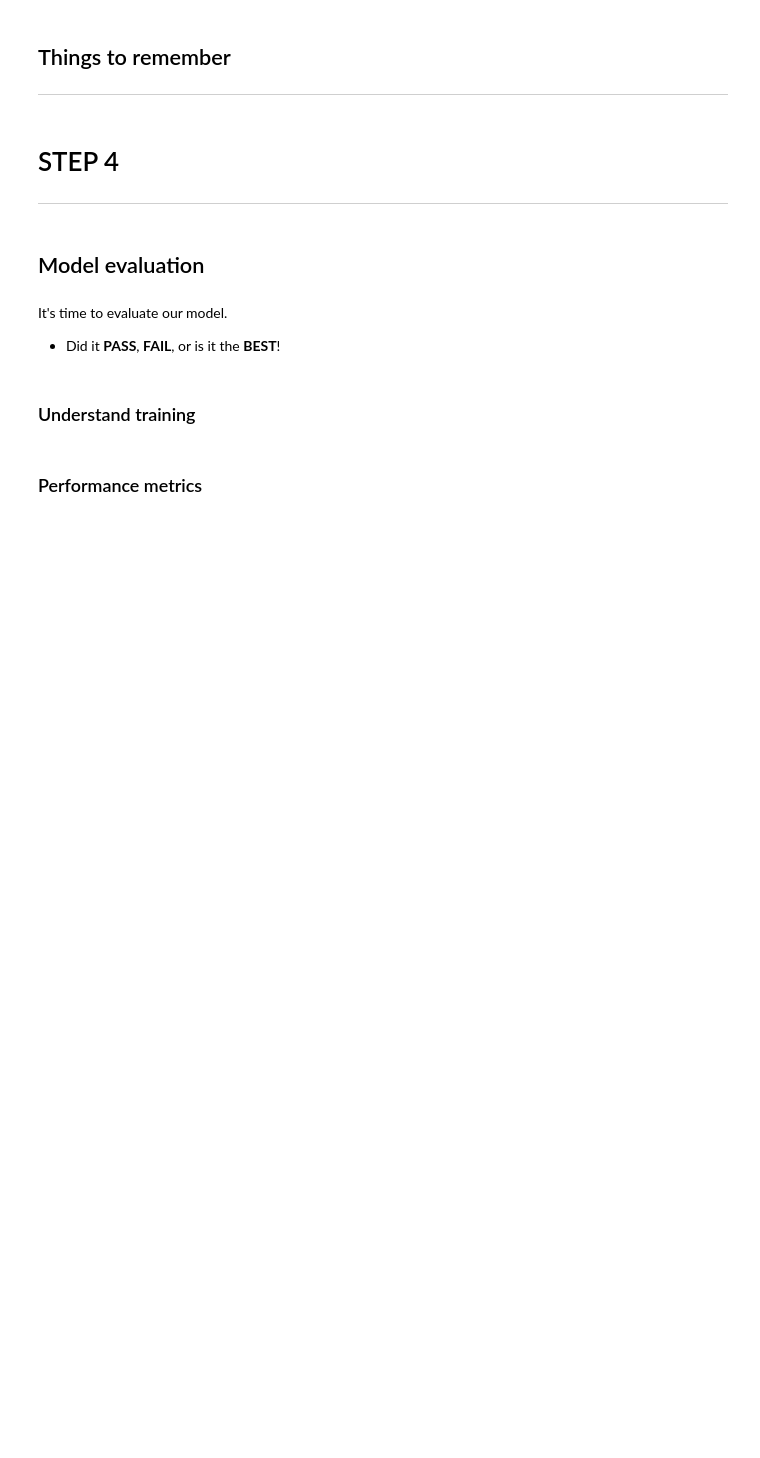
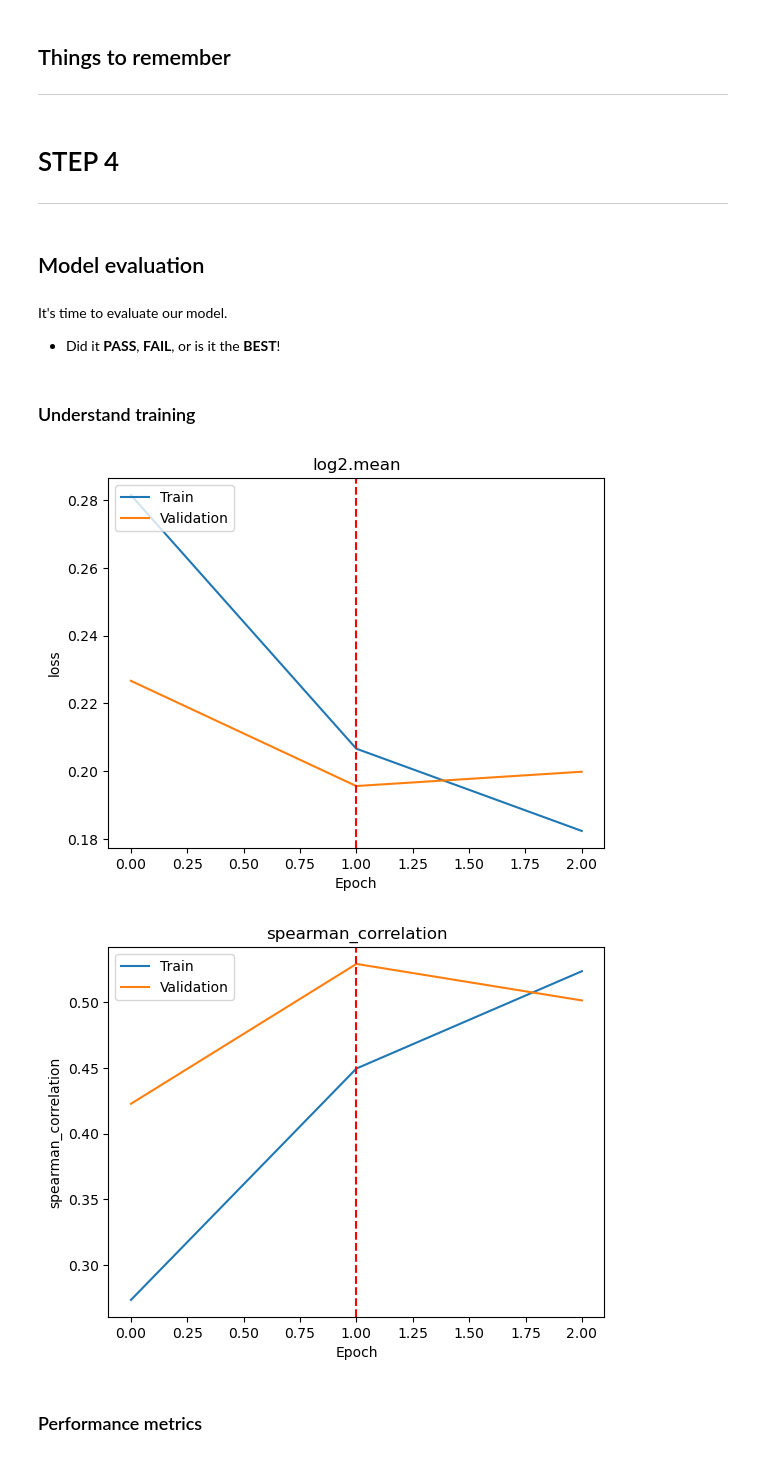
Before and after one commit to kircherlab/ISMB-2025_IGVF-MPRA-Tutorial, a Jupyter notebook: 05_sequence_models/01_training_sequence_model.ipynb, the cells around one changed output. Drawn from its saved outputs; the diff is of its cells as text; code cells hidden in the pictures; blank space fills up the shorter version.

```diff
--- a/05_sequence_models/01_training_sequence_model.ipynb
+++ b/05_sequence_models/01_training_sequence_model.ipynb
@@ -400,25 +401,28 @@ It's time to evaluate our model.
 # %%
 # Plot training & validation metrics
 def plot_metrics(history, metric_name, title=None, vertical_line_func=min):
     plt.plot(history[metric_name])
     plt.plot(history['val_' + metric_name])
     if not title:
         title = metric_name
     plt.title(title)
     plt.ylabel(metric_name)
     plt.xlabel('Epoch')
     plt.legend(['Train', 'Validation'], loc='upper left')
 
     # Add vertical line at minimum/maximum validation loss or spearman correlation
     min_val_loss = vertical_line_func(history['val_' + metric_name])
     plt.axvline(x=history['val_' + metric_name].index(min_val_loss), color='red', linestyle='--')
 
     plt.show()
 
 # MSE
 plot_metrics(my_history.history, 'loss', title='log2.mean')
 # Spearman
-plot_metrics(my_history.history, 'spearman_correlation', vertical_line=max)
+plot_metrics(my_history.history, 'spearman_correlation', vertical_line_func=max)
+# %% [output]
+[figure, added]
+[figure, added]
 # %% [markdown]
 ### Performance metrics
 # %%
```
Also changed, not shown: parts of 5 cells of this notebook.
